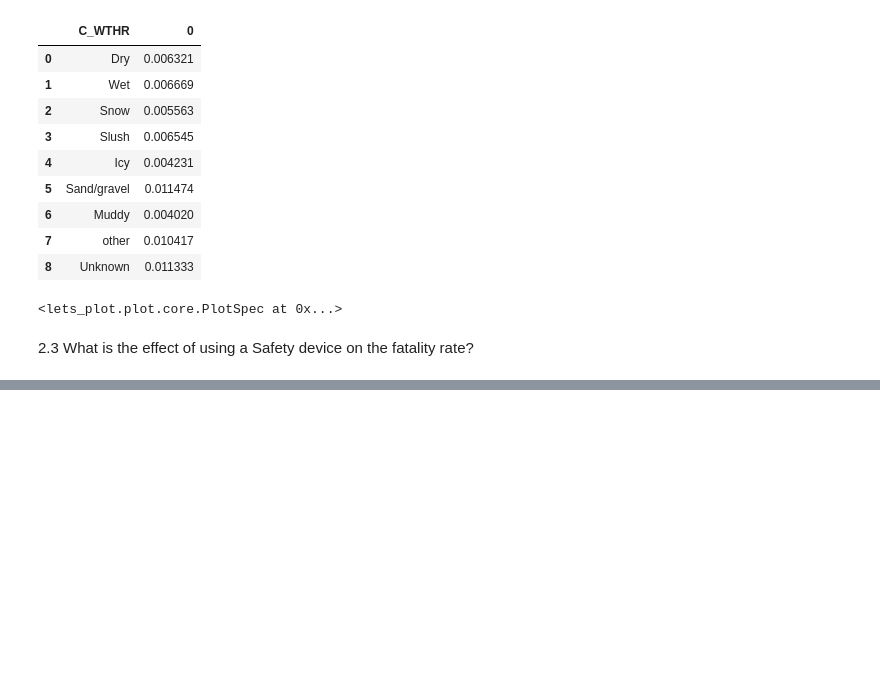
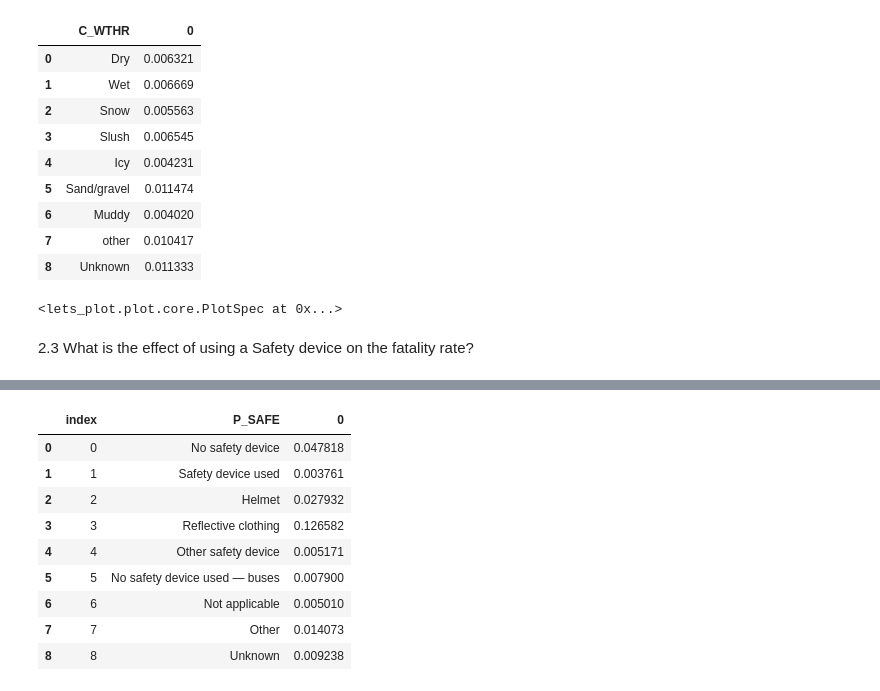
Before and after one commit to pokwir/National-Collision-Database-Analysis, a Jupyter notebook: notebooks/data_analysis.ipynb, the cells around one changed output, grey strips where cells are left out. Saved outputs shown, nothing was run; the diff lists cells and outputs as text; code cells hidden in the pictures; blank space fills up the shorter version.

```diff
--- a/notebooks/data_analysis.ipynb
+++ b/notebooks/data_analysis.ipynb
@@ -323,3 +323,29 @@ plt.show()
 Safety Device Most Associated with High Fatality Rate:
 Safety Device: 10, Fatality Rate: 12.66%
 [figure]
+# %%
+fatality_rate_by_safety = pd.DataFrame(fatality_rate_by_safety).reset_index()
+fatality_rate_by_safety['P_SAFE'].replace({1: 'No safety device',
+                                           2: 'Safety device used',
+                                           9: 'Helmet',
+                                           10: 'Reflective clothing',
+                                           11: 'Helmet & Reflective clothing',
+                                           12: 'Other safety device',
+                                           13: 'No safety device used  — buses',
+                                           'NN': 'Not applicable',
+                                           'QQ': 'Other',
+                                           'UU': 'Unknown',
+                                           'XX': 'No data provided'
+                                           }, inplace=True)
+fatality_rate_by_safety
+# %% [output]
+|  | index | P_SAFE | 0 |
+| 0 | 0 | No safety device | 0.047818 |
+| 1 | 1 | Safety device used | 0.003761 |
+| 2 | 2 | Helmet | 0.027932 |
+| 3 | 3 | Reflective clothing | 0.126582 |
+| 4 | 4 | Other safety device | 0.005171 |
+| 5 | 5 | No safety device used — buses | 0.007900 |
+| 6 | 6 | Not applicable | 0.005010 |
+| 7 | 7 | Other | 0.014073 |
+| 8 | 8 | Unknown | 0.009238 |
```
Also changed, not shown: parts of 23 cells of this notebook.
